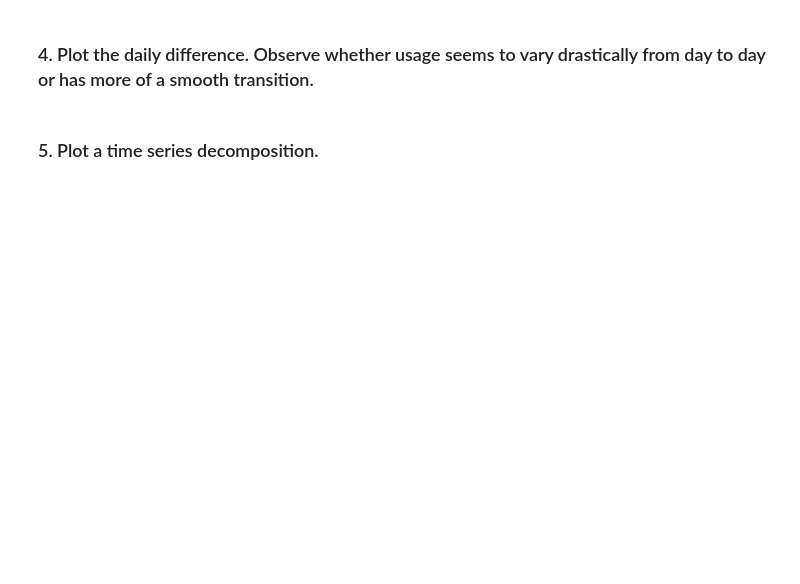
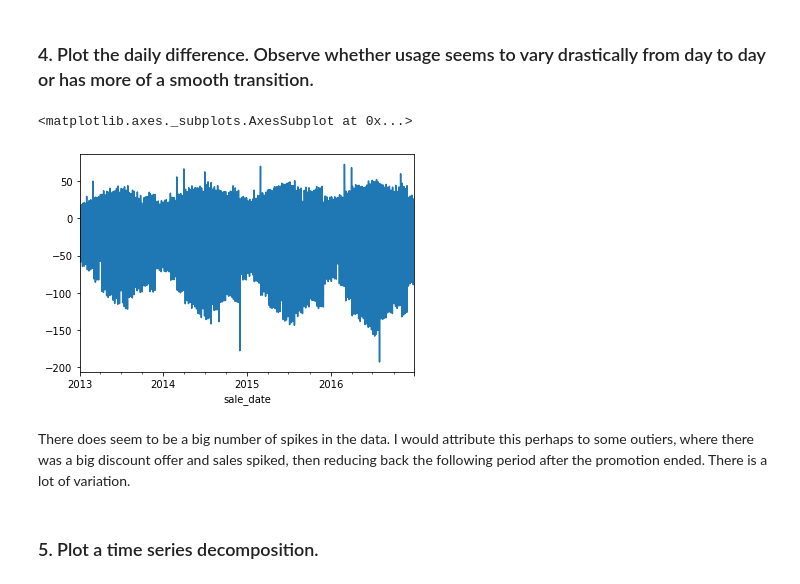
Before and after one commit to guedanie/ds-methodologies-exercises, a Jupyter notebook: time_series/explore.ipynb, the cells around one changed output. Drawn from its saved outputs; the diff is of its cells as text; code cells hidden in the pictures; blank space fills up the shorter version.

```diff
--- a/time_series/explore.ipynb
+++ b/time_series/explore.ipynb
@@ -59,4 +91,11 @@ sns.lineplot(x = test.index, y= test.sales_total)
 # %% [markdown]
 ### 4. Plot the daily difference. Observe whether usage seems to vary drastically from day to day or has more of a smooth transition.
+# %%
+train.sales_total.resample("D").mean().diff(1).plot()
+# %% [output]
+<matplotlib.axes._subplots.AxesSubplot at 0x...>
+[figure, added]
+# %% [markdown]
+There does seem to be a big number of spikes in the data. I would attribute this perhaps to some outiers, where there was a big discount offer and sales spiked, then reducing back the following period after the promotion ended. There is a lot of variation.
 # %% [markdown]
 ### 5. Plot a time series decomposition.
```
Also changed, not shown: parts of 33 cells of this notebook.
